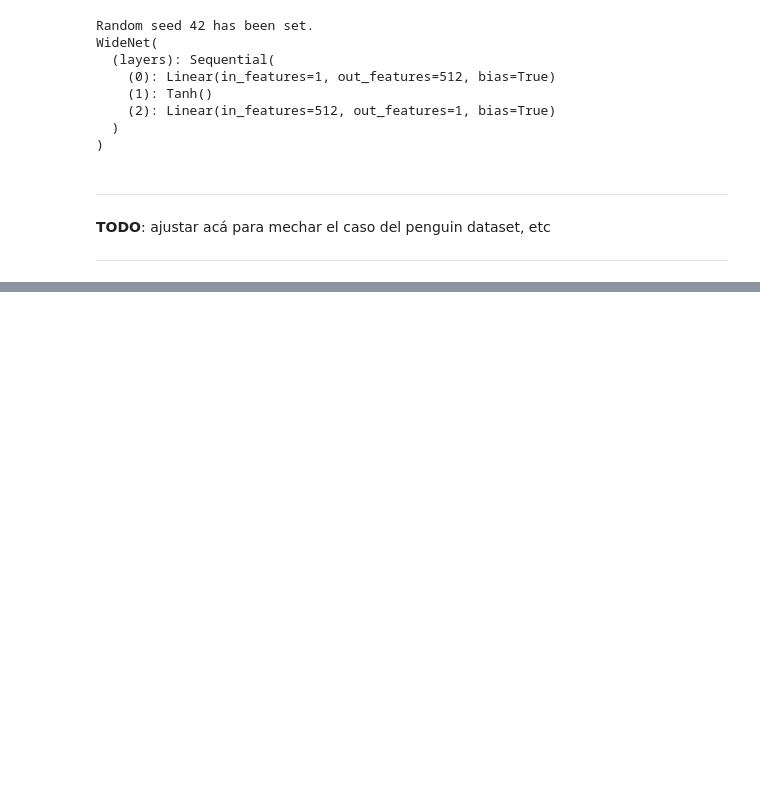
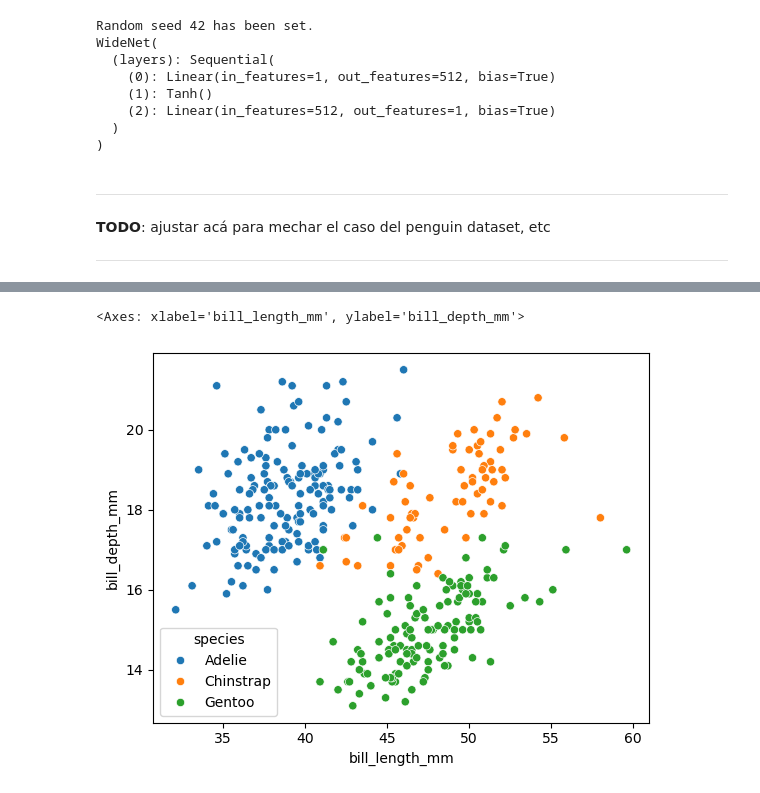
Before and after one commit to mauriciolangleib/capibara_cicada_2025, a Jupyter notebook: notebooks/practico_0/000_practico_0.ipynb, the cells around one changed output, grey strips where cells are left out. Cells and saved outputs as stored; diff of their text form; code cells hidden in the pictures; blank space fills up the shorter version.

```diff
--- a/notebooks/practico_0/000_practico_0.ipynb
+++ b/notebooks/practico_0/000_practico_0.ipynb
@@ -1569,0 +1621,5 @@ ___
+# %%
+sns.scatterplot(data = data, hue = 'species', x = 'bill_length_mm', y = 'bill_depth_mm')
+# %% [output]
+<Axes: xlabel='bill_length_mm', ylabel='bill_depth_mm'>
+[figure, added]
```
Also changed, not shown: parts of 20 cells of this notebook.
